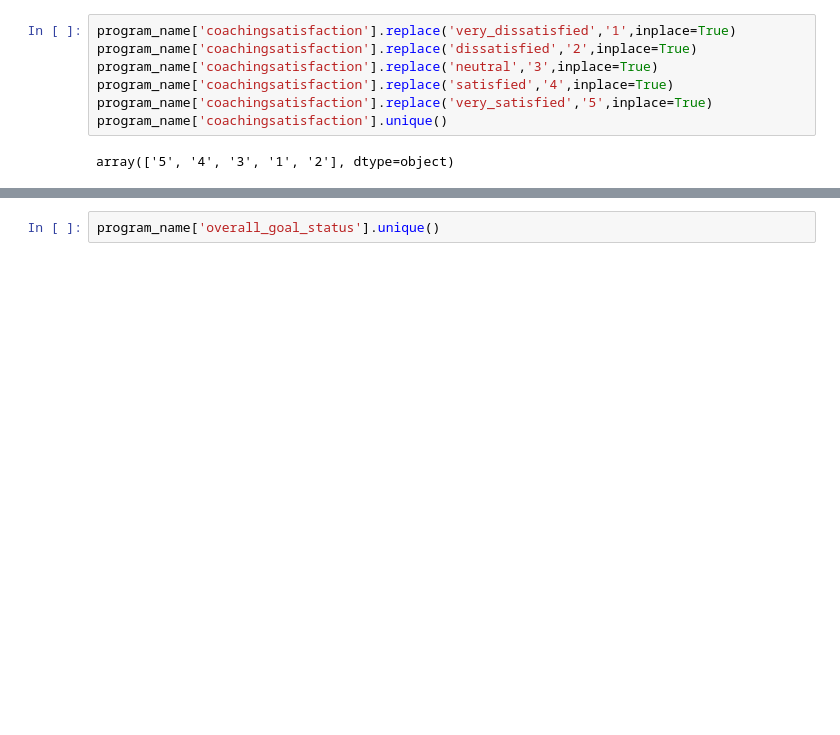
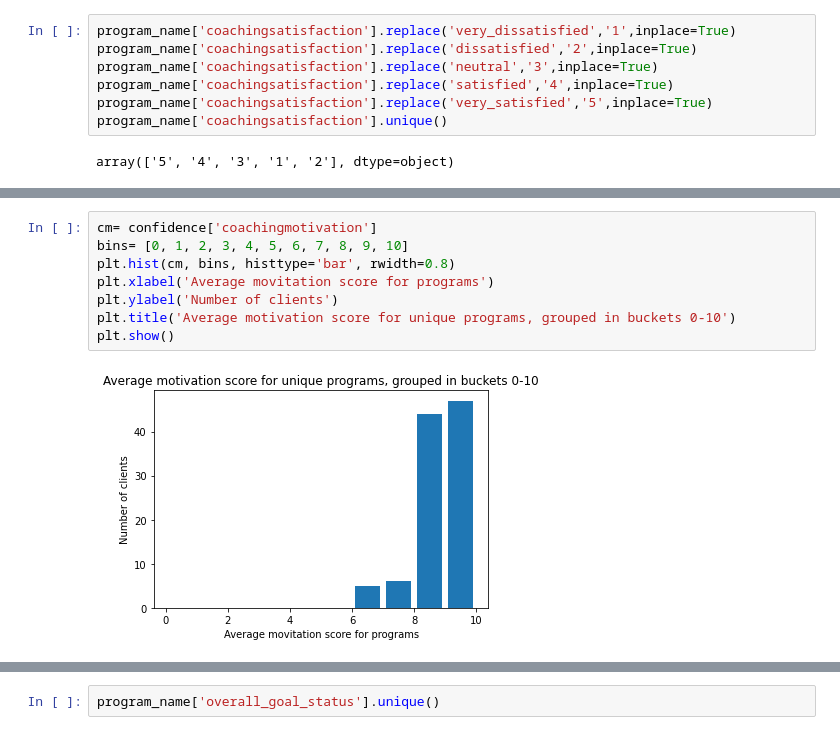
Before and after one commit to darneson1989/2021Coaching, a Jupyter notebook: Survey2021.ipynb, the cells around one changed output, grey strips where cells are left out. Cells and saved outputs as stored; diff of their text form; blank space fills up the shorter version.

```diff
--- a/Survey2021.ipynb
+++ b/Survey2021.ipynb
@@ -1094,0 +989,10 @@ confidence.plot.bar()
+# %%
+cm= confidence['coachingmotivation']
+bins= [0, 1, 2, 3, 4, 5, 6, 7, 8, 9, 10]
+plt.hist(cm, bins, histtype='bar', rwidth=0.8)
+plt.xlabel('Average movitation score for programs')
+plt.ylabel('Number of clients')
+plt.title('Average motivation score for unique programs, grouped in buckets 0-10')
+plt.show()
+# %% [output]
+[figure, added]
```
Also changed, not shown: parts of 40 cells of this notebook.
